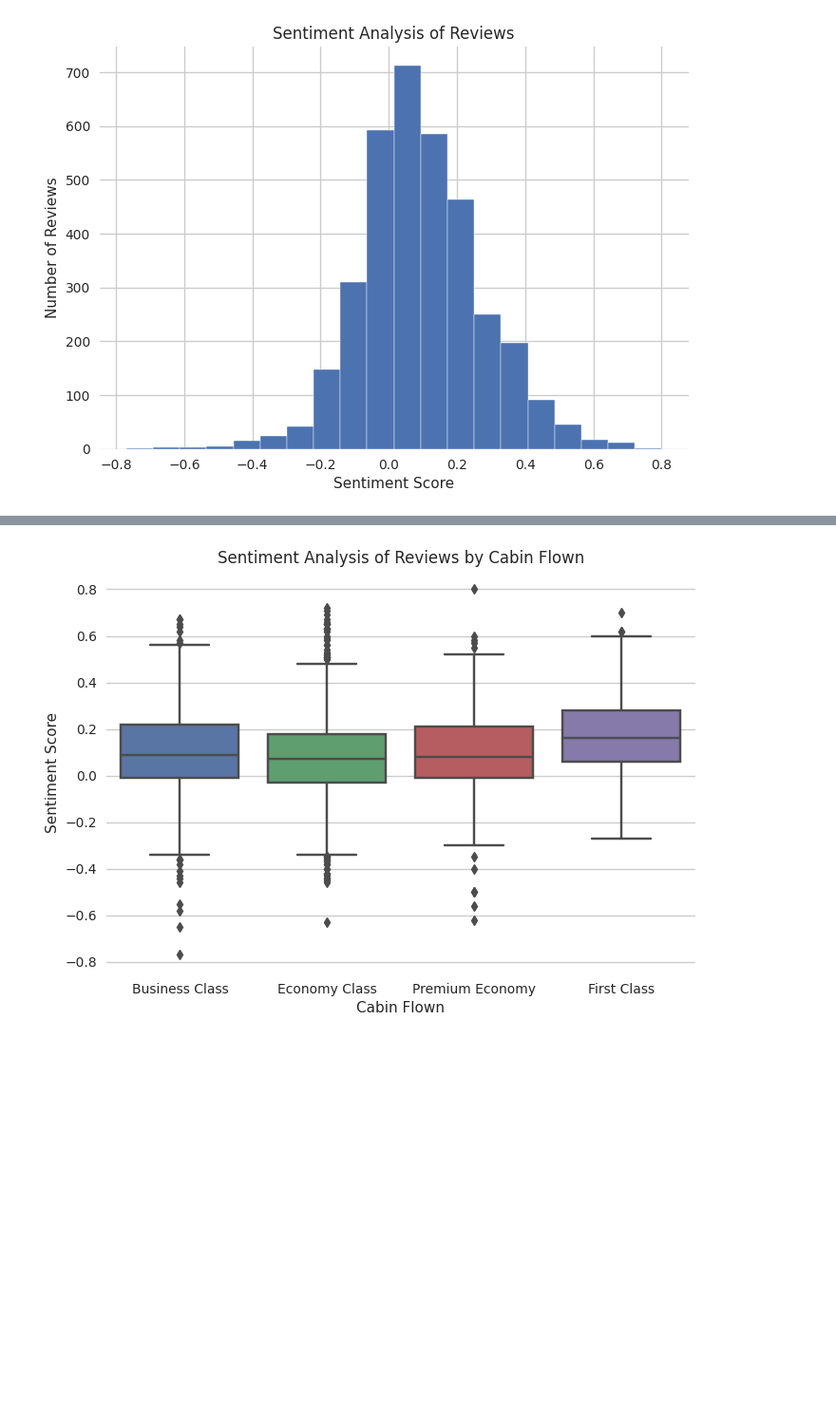
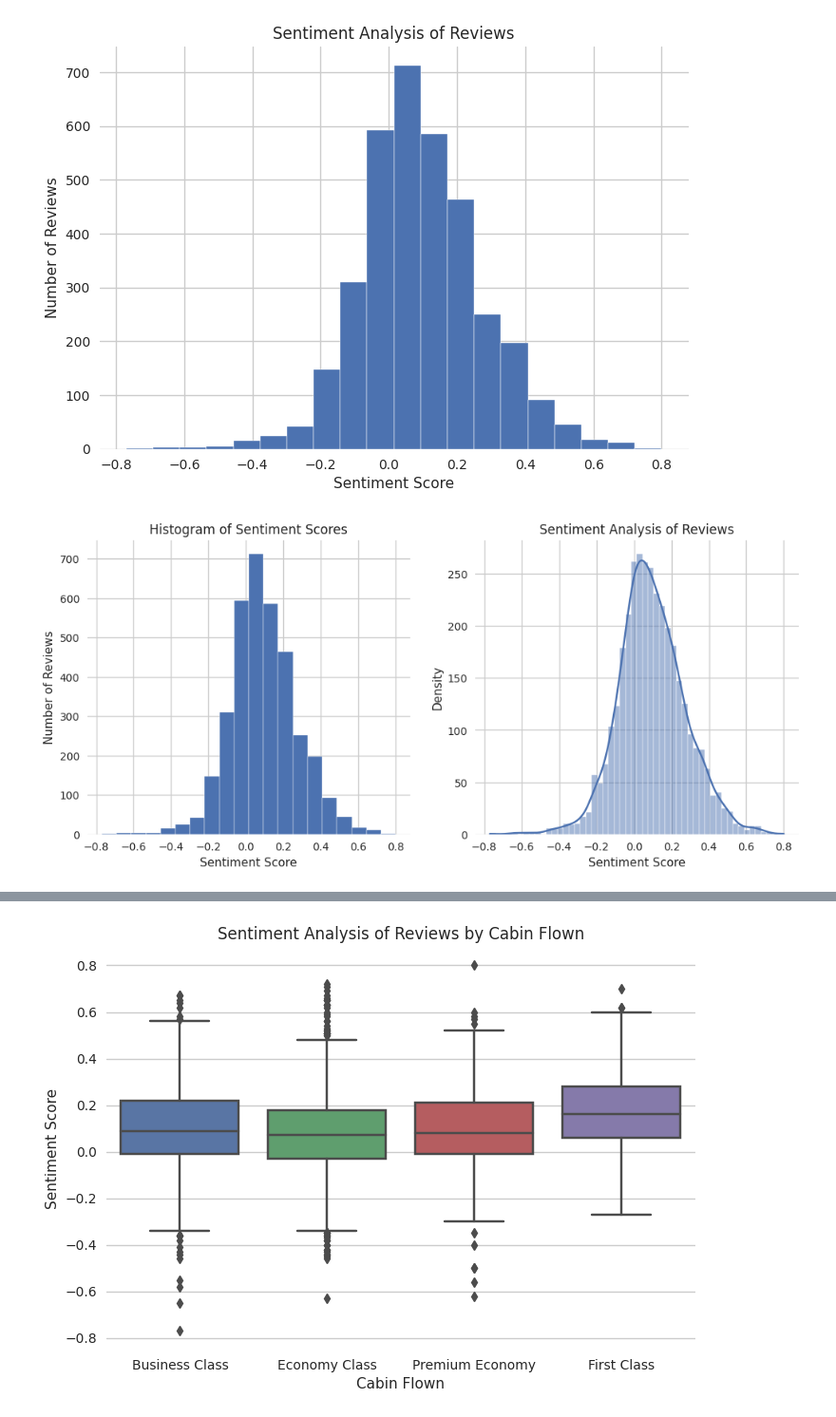
Before and after one commit to AshishShinde03/BritishAirwaysProject, a Jupyter notebook: British_Airways.ipynb, the cells around one changed output, grey strips where cells are left out. Shown at 95% size. Cells and saved outputs as stored; diff of their text form; code cells hidden in the pictures; blank space fills up the shorter version.

```diff
--- a/British_Airways.ipynb
+++ b/British_Airways.ipynb
@@ -649,3 +679,25 @@ plt.ylabel('Number of Reviews')
 plt.show()
 # %% [output]
 [figure]
+# %%
+import seaborn as sns
+
+# Create a figure with two subplots
+fig, (ax1, ax2) = plt.subplots(nrows=1, ncols=2, figsize=(12, 5))
+
+# Plot the histogram on the left subplot
+ax1.hist(df['sentiment_score'], bins=20)
+ax1.set_title('Histogram of Sentiment Scores')
+ax1.set_xlabel('Sentiment Score')
+ax1.set_ylabel('Number of Reviews')
+
+# Plot the KDE plot on the right subplot
+sns.histplot(df, x="sentiment_score", kde=True, ax=ax2)
+ax2.set_title('Sentiment Analysis of Reviews')
+ax2.set_xlabel('Sentiment Score')
+ax2.set_ylabel('Density')
+
+# Display the plot
+plt.show()
+# %% [output]
+[figure, added]
```
Also changed, not shown: parts of 3 cells of this notebook.
